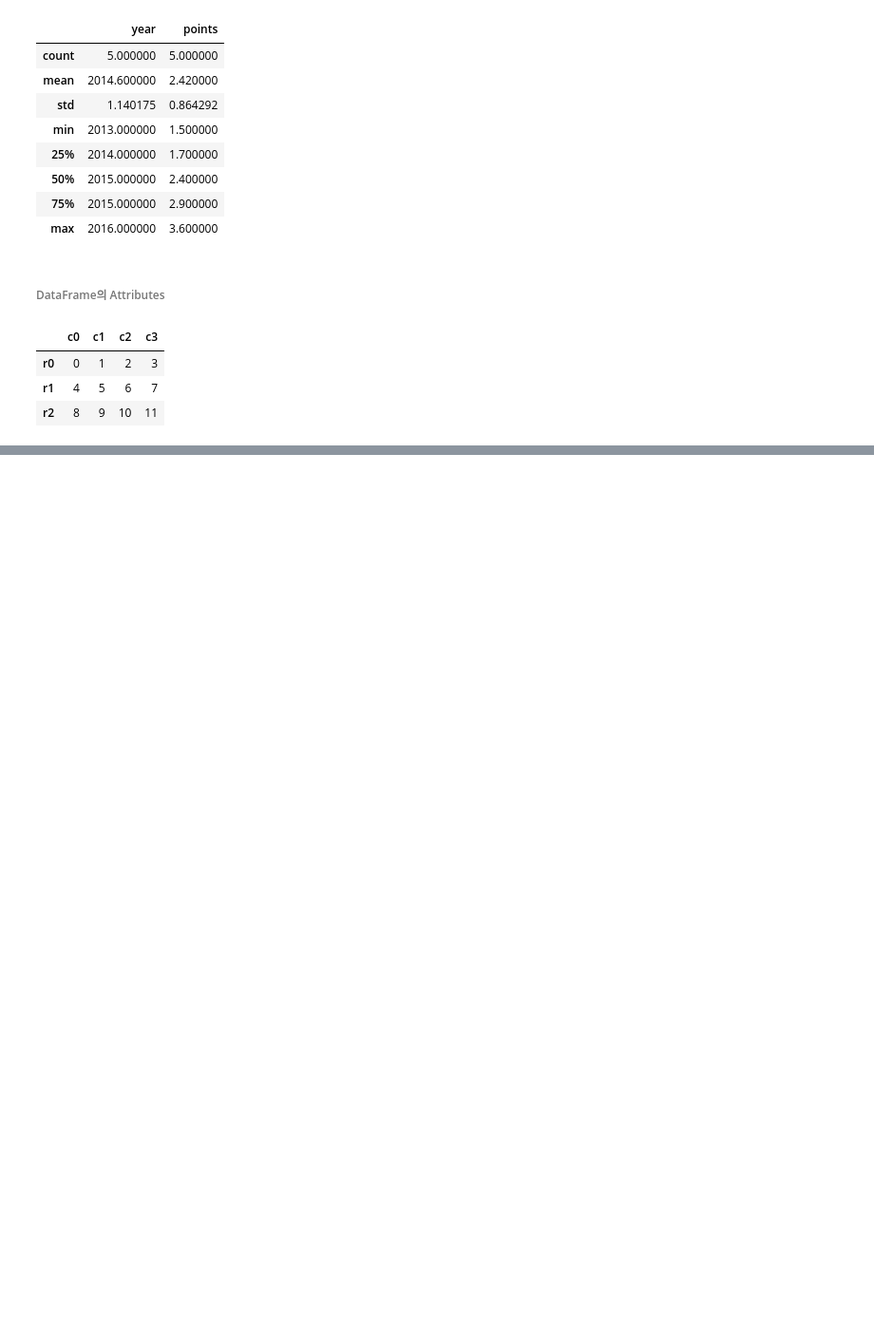
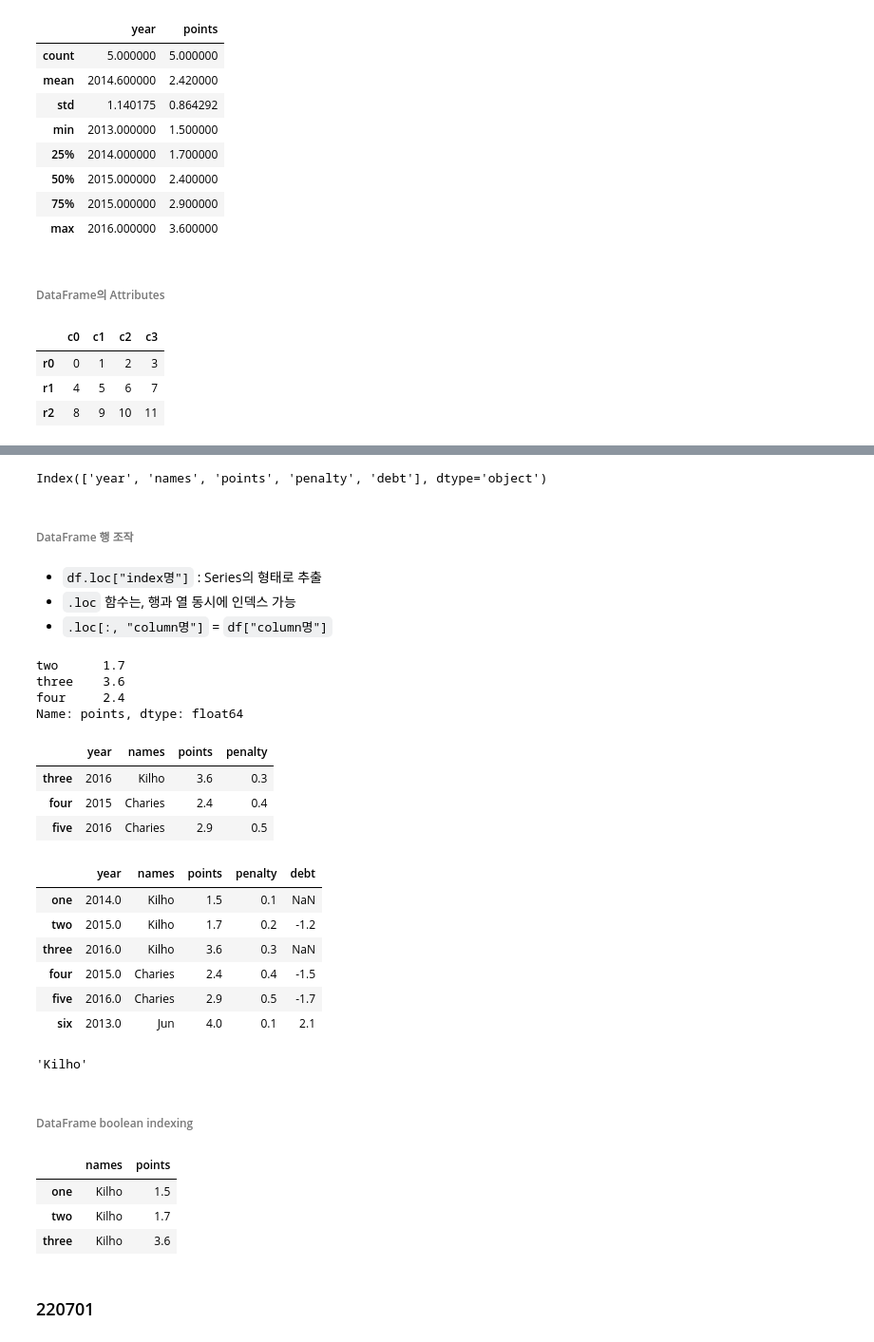
Before and after one commit to haebzzzang/dachungcam, a Jupyter notebook: 1week.ipynb, the cells around one changed output, grey strips where cells are left out. Shown at 95% size. Drawn from its saved outputs; the diff is of its cells as text; code cells hidden in the pictures; blank space fills up the shorter version.

```diff
--- a/1week.ipynb
+++ b/1week.ipynb
@@ -1821,0 +2065,63 @@ df_1
+# %%
+df.columns
+# %% [output]
+Index(['year', 'names', 'points', 'penalty', 'debt'], dtype='object')
+# %% [markdown]
+###### DataFrame 행 조작
+# %% [markdown]
+- `df.loc["index명"]` : Series의 형태로 추출
+- `.loc` 함수는, 행과 열 동시에 인덱스 가능
+- `.loc[:, "column명"]` = `df["column명"]`
+# %%
+df[0:3] # 0~2행 출력
+df['two':'four'] # two~four 행 출력
+
+# 위 방법보다는, 다음의 방법 권장
+df.loc['two']
+df.loc['two':'four']
+df.loc['two':'four', 'points']
+# %% [output]
+two      1.7
+three    3.6
+four     2.4
+Name: points, dtype: float64
+# %%
+df.loc[:, 'year']
+df.loc[:, ['year', 'names']]
+df.loc['three':'five', 'year':'penalty']
+# %% [output]
+|  | year | names | points | penalty |
+| three | 2016 | Kilho | 3.6 | 0.3 |
+| four | 2015 | Charies | 2.4 | 0.4 |
+| five | 2016 | Charies | 2.9 | 0.5 |
+# %%
+## 새로운 행 삽입
+df.loc['six', :] = [2013, 'Jun', 4.0, .1, 2.1]
+df
+# %% [output]
+|  | year | names | points | penalty | debt |
+| one | 2014.0 | Kilho | 1.5 | 0.1 | NaN |
+| two | 2015.0 | Kilho | 1.7 | 0.2 | -1.2 |
+| three | 2016.0 | Kilho | 3.6 | 0.3 | NaN |
+| four | 2015.0 | Charies | 2.4 | 0.4 | -1.5 |
+| five | 2016.0 | Charies | 2.9 | 0.5 | -1.7 |
+| six | 2013.0 | Jun | 4.0 | 0.1 | 2.1 |
+# %%
+df.iloc[3] # 3번째 행 추출
+df.iloc[3:5, 0:2]
+df.iloc[[0, 1, 3], [1, 2]]
+df.iloc[:, 1:4]
+df.iloc[1, 1]
+# %% [output]
+'Kilho'
+# %% [markdown]
+###### DataFrame boolean indexing
+# %%
+df['year'] > 2014 # Series 형태, mask 삭제
+df.loc[df['year'] > 2014, :]
+df.loc[df['names'] == 'Kilho', ['names', 'points']]
+# %% [output]
+|  | names | points |
+| one | Kilho | 1.5 |
+| two | Kilho | 1.7 |
+| three | Kilho | 3.6 |
@@ -1821,0 +2134,2 @@ df_1
+# %% [markdown]
+### 220701
```
Also changed, not shown: parts of 56 cells of this notebook.
